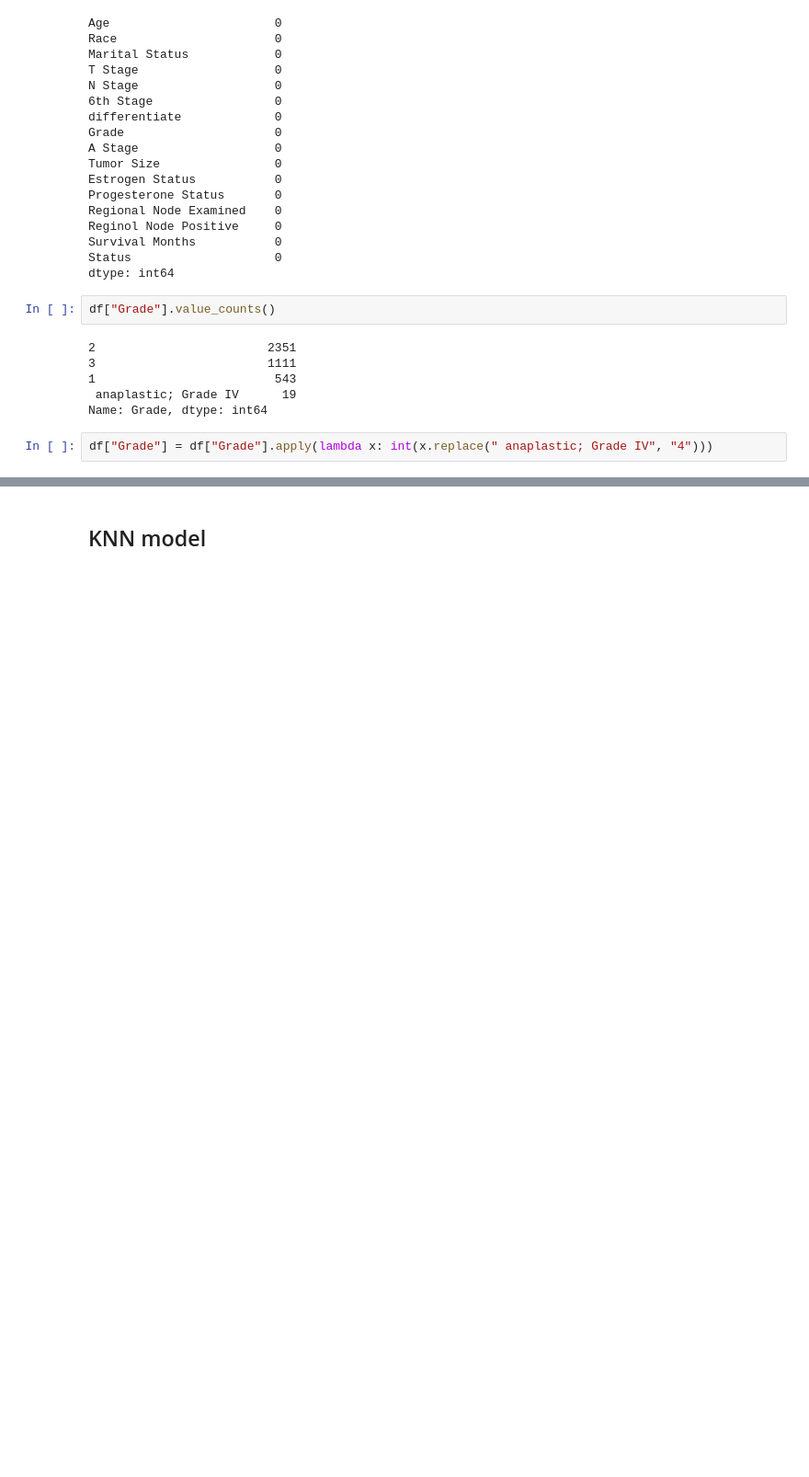
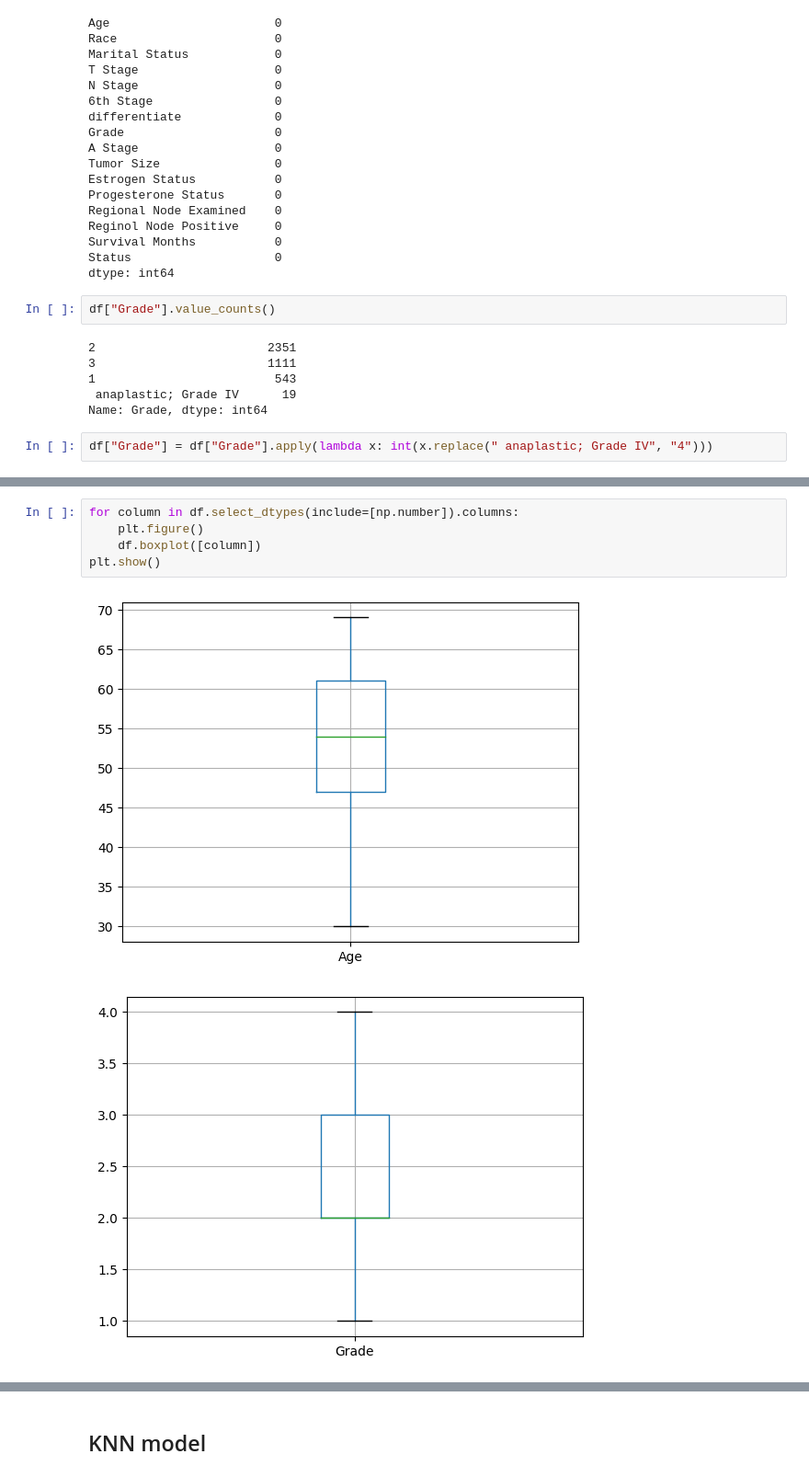
Before and after one commit to norhther/ML-project, a Jupyter notebook: main.ipynb, the cells around one changed output, grey strips where cells are left out. Shown at 92% size. Drawn from its saved outputs; the diff is of its cells as text; blank space fills up the shorter version.

```diff
--- a/main.ipynb
+++ b/main.ipynb
@@ -92,0 +77,8 @@ df_encoded
+# %%
+for column in df.select_dtypes(include=[np.number]).columns:
+    plt.figure()
+    df.boxplot([column])
+plt.show()
+# %% [output]
+[figure, added]
+[figure, added]
```
Also changed, not shown: parts of 29 cells of this notebook.
